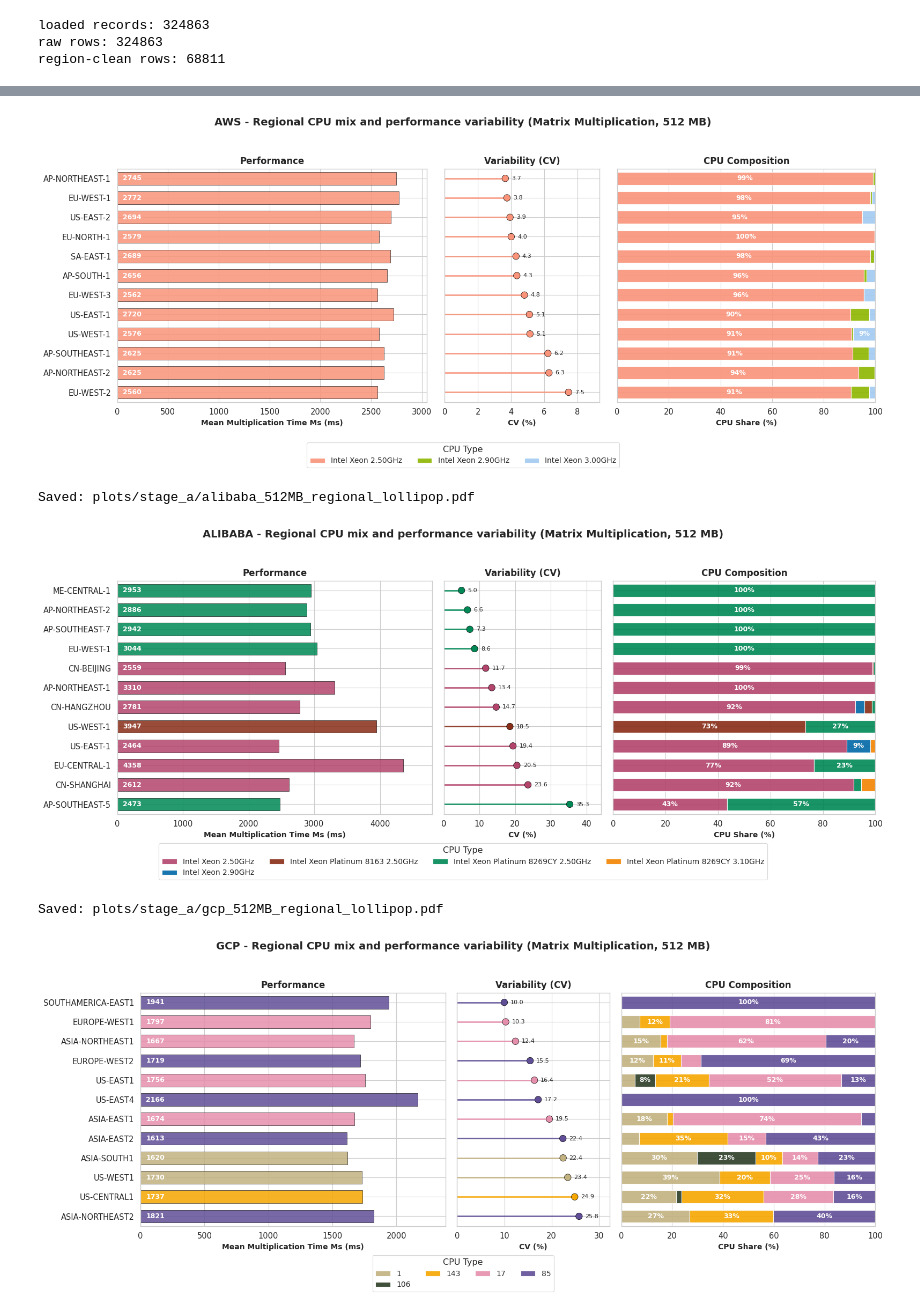
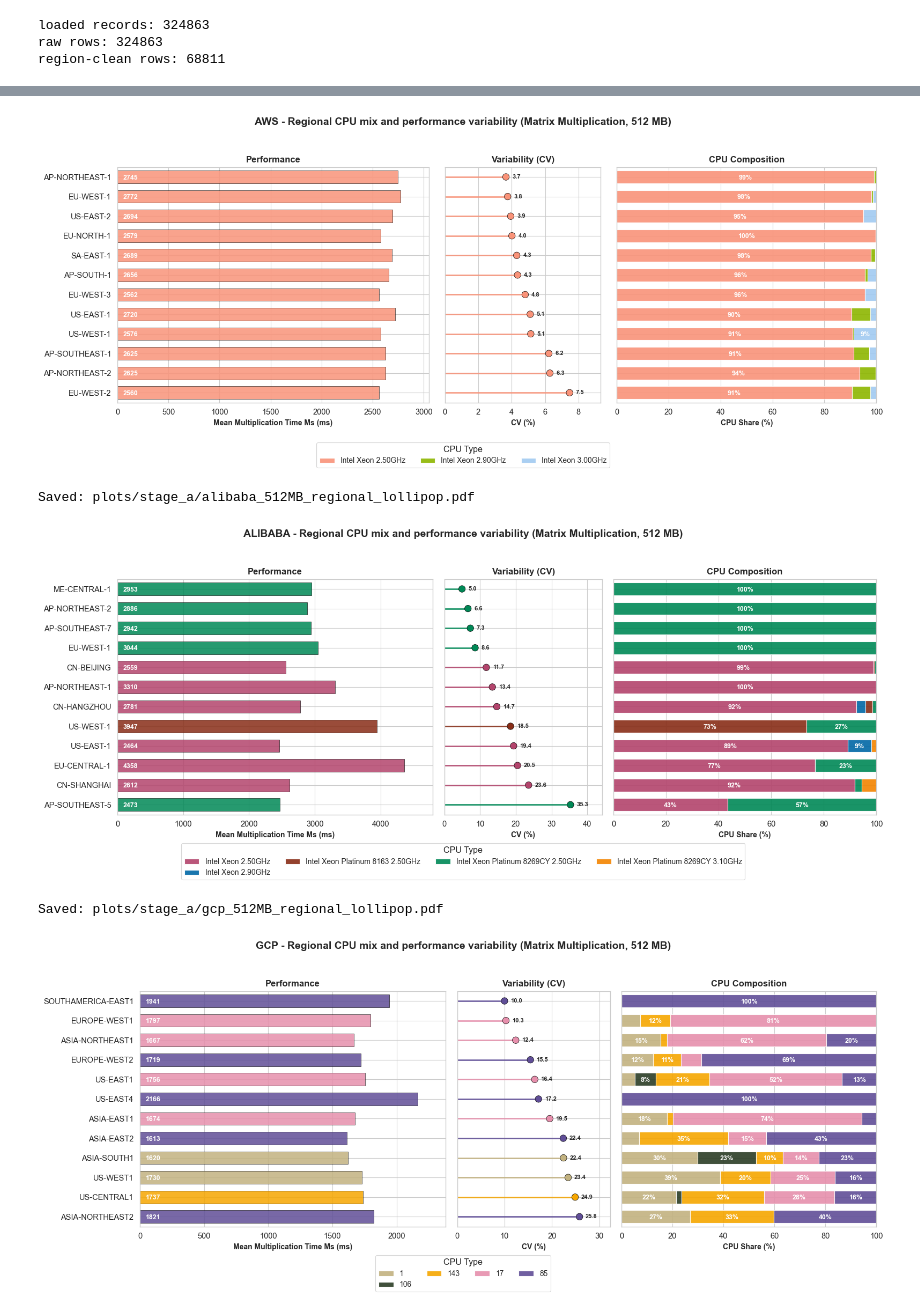
Before and after one commit to Persists/classifaas-results, a Jupyter notebook: stage_a.ipynb, the cells around one changed output, grey strips where cells are left out. Cells and saved outputs as stored; diff of their text form; code cells hidden in the pictures.

```diff
--- a/stage_a.ipynb
+++ b/stage_a.ipynb
@@ -40,6 +40,7 @@ def build_region_filtered_df(
                     group_on_timestamp=group_on_timestamp,
                     region=r,
                     remove_cold=remove_cold,
+                    no_outlier_filter=False
                 )
                 if not part.empty:
                     parts.append(part)
@@ -253,12 +303,14 @@ def create_regional_performance_lollipop(
     for bar, val in zip(bars, means):
         if pd.isna(val):
             continue
+
+        y = bar.get_y() + bar.get_height() / 2
         ax1.text(
             x_label_pos,
-            bar.get_y() + bar.get_height() / 2,
+            y,
             f"{val:.0f}",
             ha="left",
-            va="center",
+            va="center_baseline",   # <- key change
             color="white",
             fontweight="bold",
             fontsize=9,
@@ -300,6 +352,7 @@ def create_regional_performance_lollipop(
             f"{raw_val:.1f}",
             ha="left",
             va="center",
+            fontweight="bold",
             fontsize=8,
         )
 
@@ -339,11 +392,12 @@ def create_regional_performance_lollipop(
                     bar.get_y() + bar.get_height() / 2,
                     f"{v:.0f}%",
                     ha="center",
-                    va="center",
+                    va="center_baseline",   # <- key change
                     fontweight="bold",
                     fontsize=9,
                     color="white",
                 )
+
 
         left_positions += values
 
@@ -376,35 +430,35 @@ def create_regional_performance_lollipop(
     plt.tight_layout(rect=[0, 0.08, 1, 0.95])
 
     # Save
     os.makedirs(out_dir, exist_ok=True)
     filename = f"{out_dir}/{provider}_{memory_size}MB_regional_lollipop.pdf"
     plt.savefig(filename, bbox_inches="tight", dpi=150)
     print(f"Saved: {filename}")
 
     if show:
         plt.show()
     else:
         plt.close(fig)
 
     return df_base
 
 
 # Example usage (df is expected to be the region-cleaned df)
 for provider, mem in [("aws", 512), ("alibaba", 512), ("gcp", 512), ("azure", 512)]:
     create_regional_performance_lollipop(
         df,
         provider=provider,
         memory_size=mem,
         benchmark_type="gemm",
         variability_metric="cv",
         sort_by="cv",
         out_dir="plots/stage_a",
     )
 # %% [output]
 Saved: plots/stage_a/aws_512MB_regional_lollipop.pdf
-[figure, old version]
+[figure, new version]
 Saved: plots/stage_a/alibaba_512MB_regional_lollipop.pdf
-[figure, old version]
+[figure, new version]
 Saved: plots/stage_a/gcp_512MB_regional_lollipop.pdf
-[figure, old version]
+[figure, new version]
 Saved: plots/stage_a/azure_512MB_regional_lollipop.pdf
```
Also changed, not shown: parts of 3 cells of this notebook, 25 other files.
